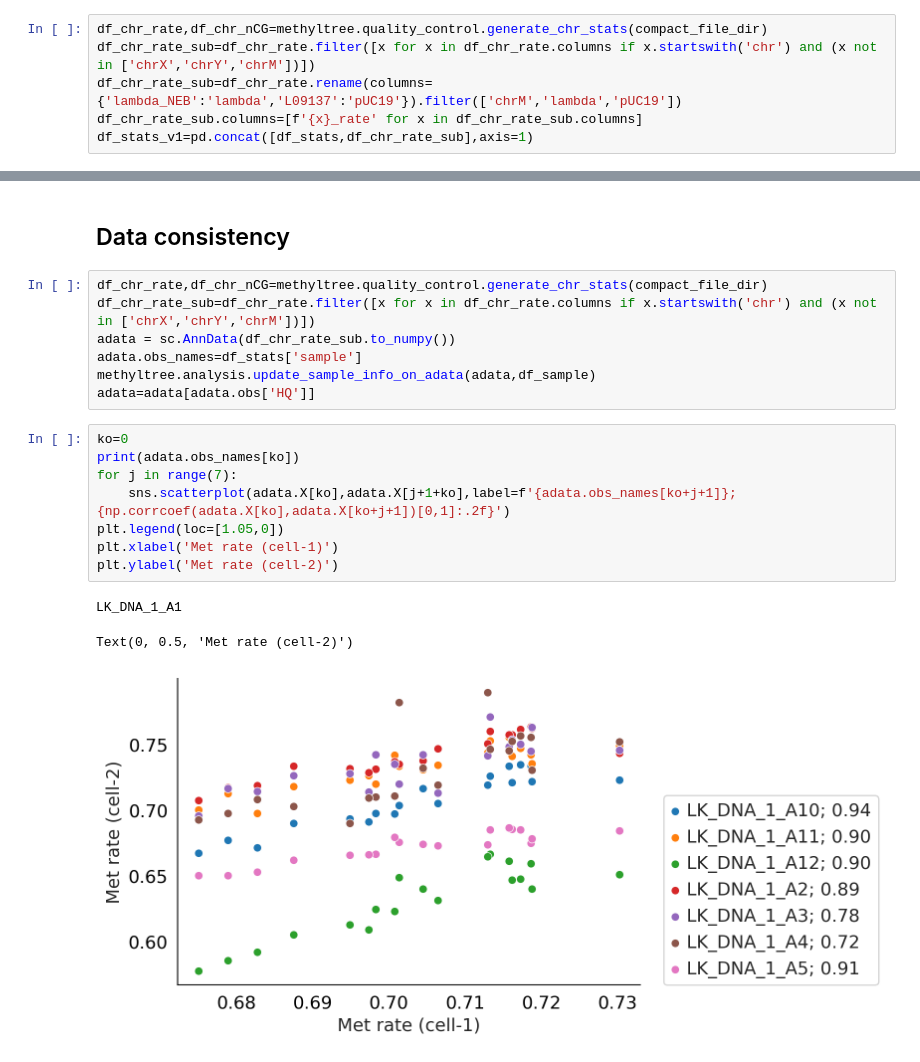
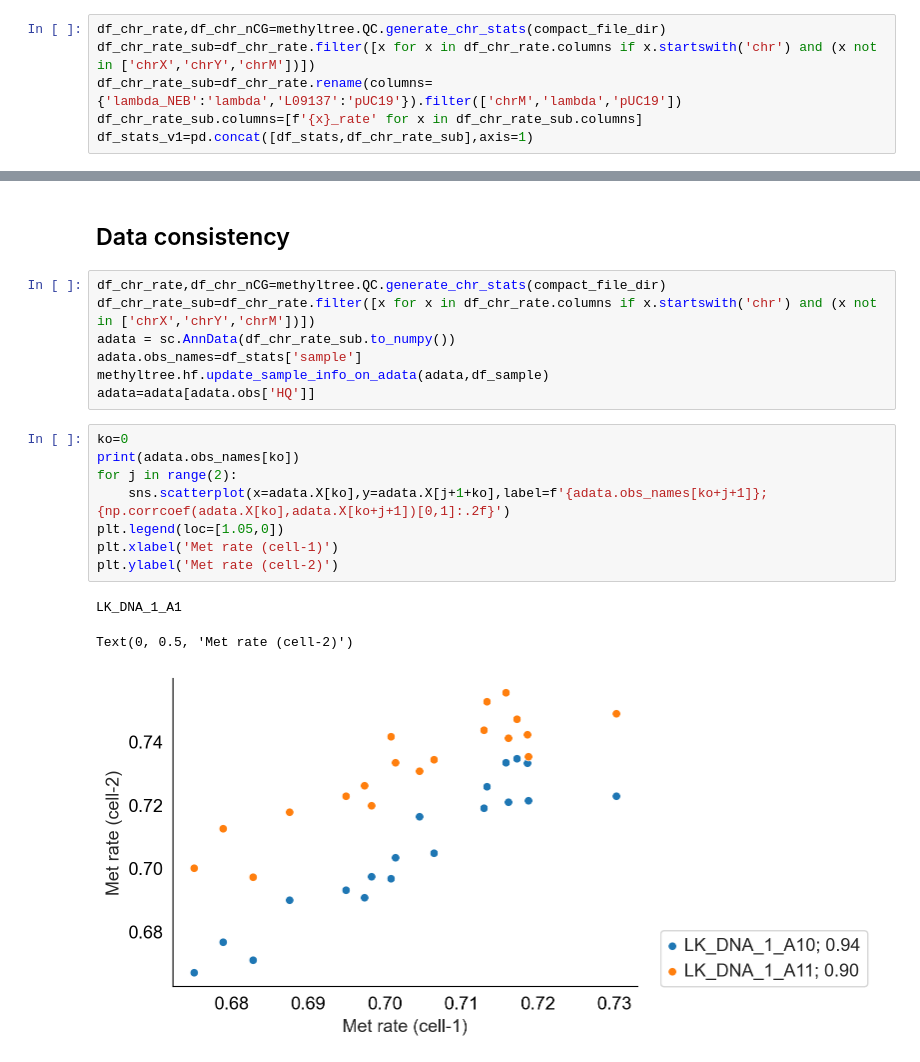
Before and after one commit to ShouWenWang-Lab/MethylTree_notebooks, a Jupyter notebook: mouse_LK_only_quality_checking.ipynb, the cells around one changed output, grey strips where cells are left out. Saved outputs shown, nothing was run; the diff lists cells and outputs as text.

```diff
--- a/mouse_LK_only_quality_checking.ipynb
+++ b/mouse_LK_only_quality_checking.ipynb
@@ -270,7 +256,7 @@ df_stats
 # %% [markdown]
 # Other metrics
 # %%
-df_chr_rate,df_chr_nCG=methyltree.quality_control.generate_chr_stats(compact_file_dir)
+df_chr_rate,df_chr_nCG=methyltree.QC.generate_chr_stats(compact_file_dir)
 df_chr_rate_sub=df_chr_rate.filter([x for x in df_chr_rate.columns if x.startswith('chr') and (x not in ['chrX','chrY','chrM'])])
 df_chr_rate_sub=df_chr_rate.rename(columns={'lambda_NEB':'lambda','L09137':'pUC19'}).filter(['chrM','lambda','pUC19'])
 df_chr_rate_sub.columns=[f'{x}_rate' for x in df_chr_rate_sub.columns]
@@ -367,22 +353,22 @@ df_sample
 # %% [markdown]
 ## Data consistency
 # %%
-df_chr_rate,df_chr_nCG=methyltree.quality_control.generate_chr_stats(compact_file_dir)
+df_chr_rate,df_chr_nCG=methyltree.QC.generate_chr_stats(compact_file_dir)
 df_chr_rate_sub=df_chr_rate.filter([x for x in df_chr_rate.columns if x.startswith('chr') and (x not in ['chrX','chrY','chrM'])])
 adata = sc.AnnData(df_chr_rate_sub.to_numpy())
 adata.obs_names=df_stats['sample']
-methyltree.analysis.update_sample_info_on_adata(adata,df_sample)
+methyltree.hf.update_sample_info_on_adata(adata,df_sample)
 adata=adata[adata.obs['HQ']]
 # %%
 ko=0
 print(adata.obs_names[ko])
-for j in range(7):
-    sns.scatterplot(adata.X[ko],adata.X[j+1+ko],label=f'{adata.obs_names[ko+j+1]}; {np.corrcoef(adata.X[ko],adata.X[ko+j+1])[0,1]:.2f}')
+for j in range(2):
+    sns.scatterplot(x=adata.X[ko],y=adata.X[j+1+ko],label=f'{adata.obs_names[ko+j+1]}; {np.corrcoef(adata.X[ko],adata.X[ko+j+1])[0,1]:.2f}')
 plt.legend(loc=[1.05,0])
 plt.xlabel('Met rate (cell-1)')
 plt.ylabel('Met rate (cell-2)')
 # %% [output]
 LK_DNA_1_A1
 Text(0, 0.5, 'Met rate (cell-2)')
-[figure, old version]
+[figure, new version]
 # %%
```
Also changed, not shown: parts of 17 cells of this notebook, 2 other files.
